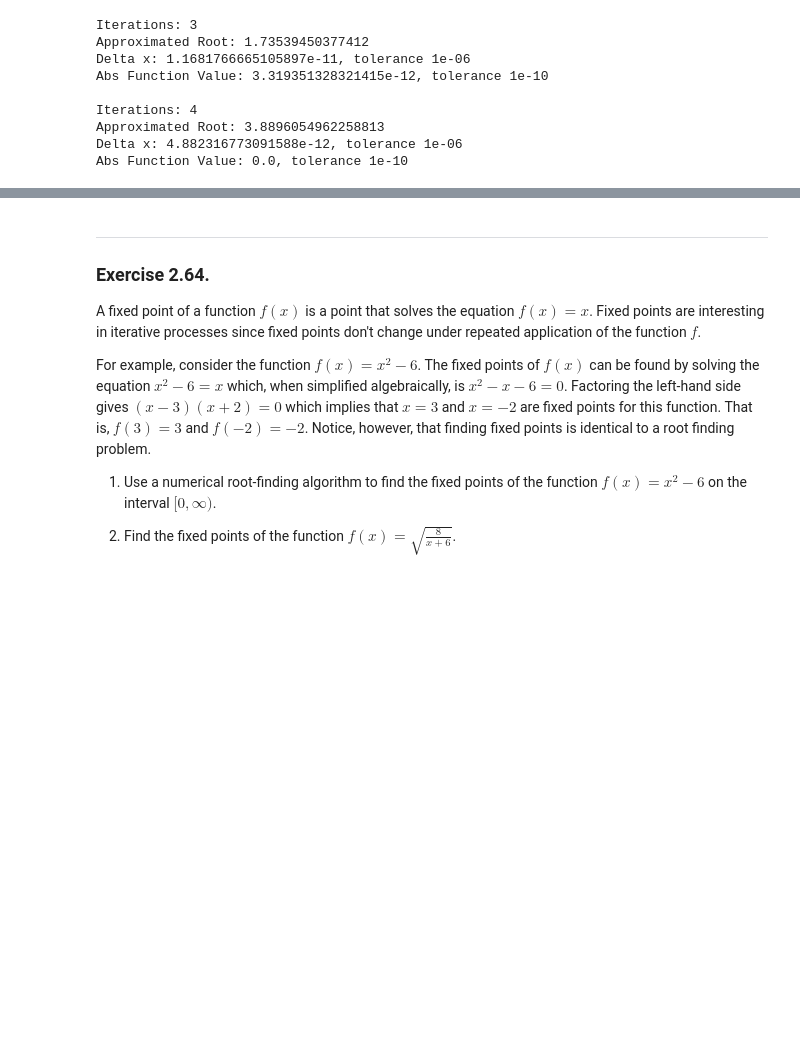
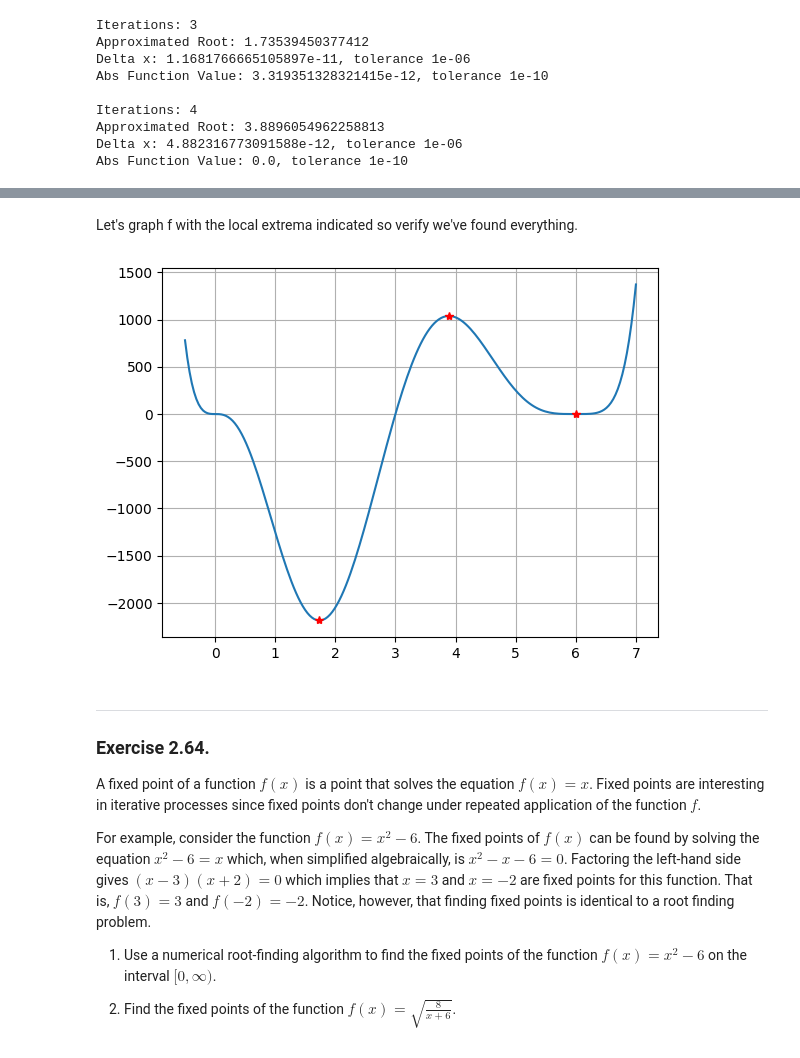
Before and after one commit to DataScienceUWL/MTH371, a Jupyter notebook: Homework_Solutions/HW5_Solutions.ipynb, the cells around one changed output, grey strips where cells are left out. Saved outputs shown, nothing was run; the diff lists cells and outputs as text; code cells hidden in the pictures; blank space fills up the shorter version.

```diff
--- a/Homework_Solutions/HW5_Solutions.ipynb
+++ b/Homework_Solutions/HW5_Solutions.ipynb
@@ -808,3 +808,17 @@ At x=6, f has a minimum value of 0.0000
+# %% [markdown]
+Let's graph f with the local extrema indicated so verify we've found everything.
+# %%
+import numpy as np
+import matplotlib.pyplot as plt
+x = np.linspace(-.5,7,200)
+y = f(x)
+plt.plot(x,y)
+plt.plot(root1, f(root1), 'r*')
+plt.plot(root2, f(root2), 'r*')
+plt.plot(6, f(6), 'r*')
+plt.grid(True)
+# %% [output]
+[figure, added]
 # %% [markdown]
 
 ---
```
Also changed, not shown: parts of 3 cells of this notebook, 15 other files.
